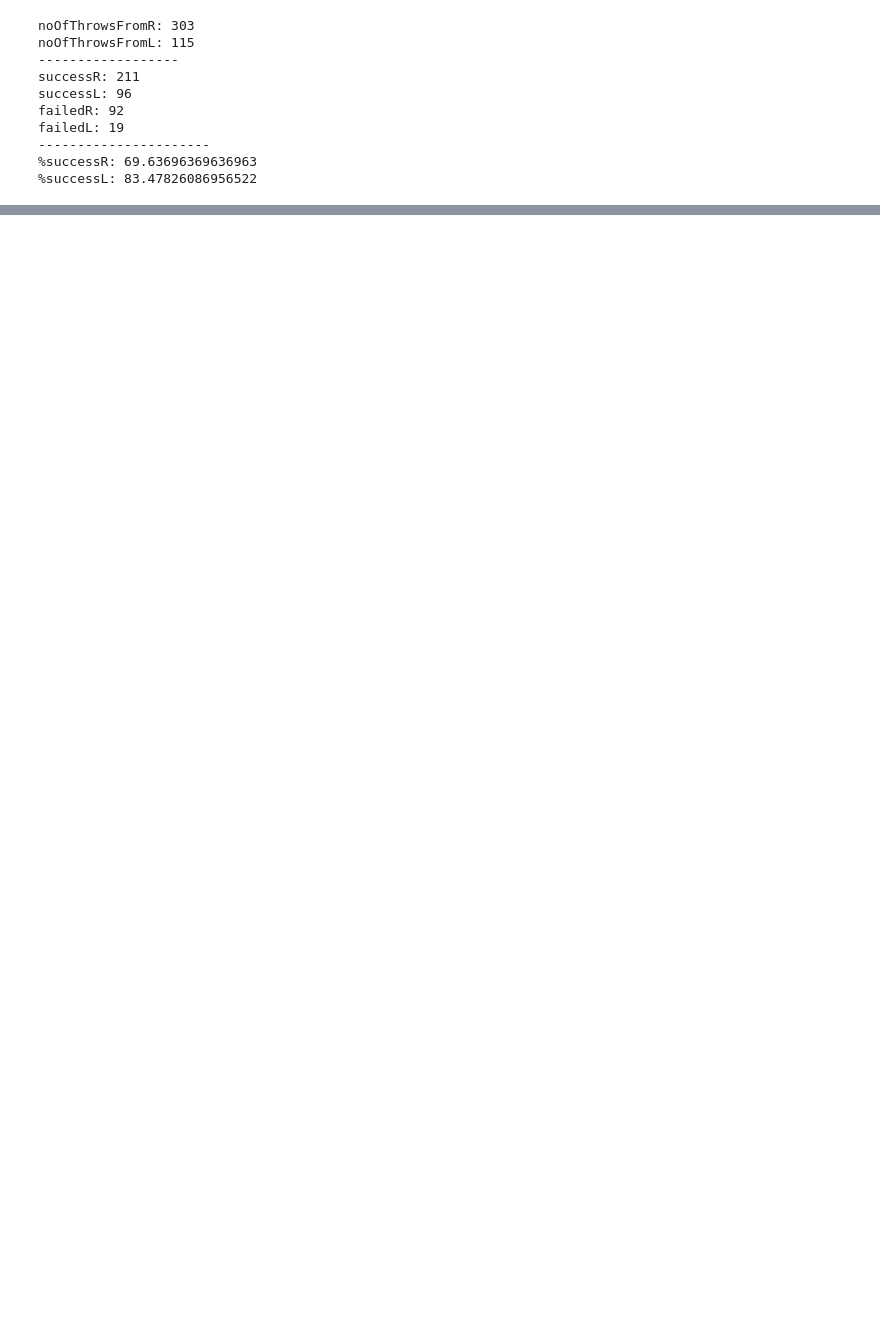
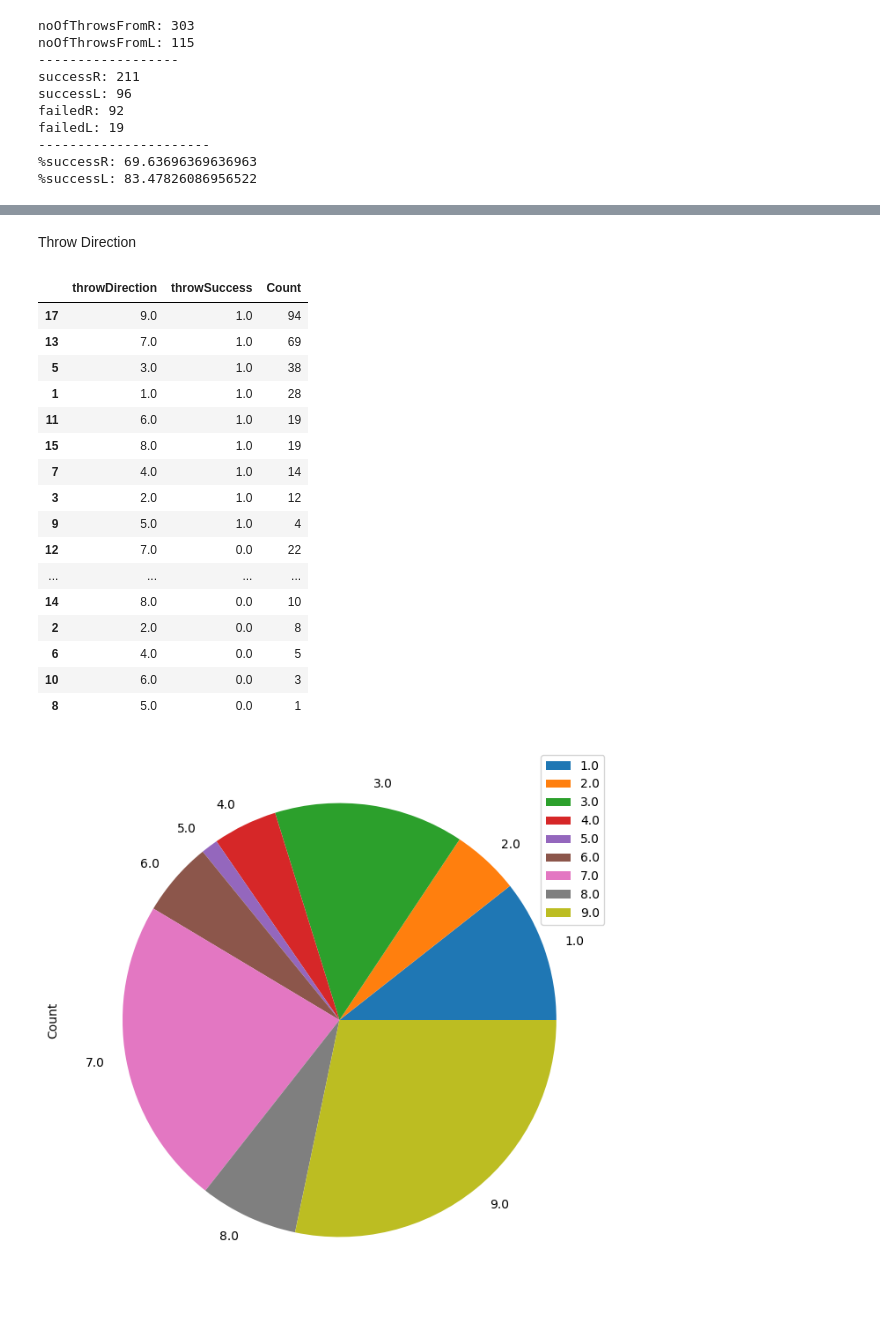
Before and after one commit to nayansavaliya/handball-data-science, a Jupyter notebook: src/league3.ipynb, the cells around one changed output, grey strips where cells are left out. Saved outputs shown, nothing was run; the diff lists cells and outputs as text; code cells hidden in the pictures; blank space fills up the shorter version.

Commit message:
pressureSituationa & throwDirection

```diff
--- a/src/league3.ipynb
+++ b/src/league3.ipynb
@@ -219,0 +262,31 @@ failedL: 19
+# %% [markdown]
+Throw Direction
+# %%
+df17 = df.loc[:,('throwDirection','throwSuccess')]
+df17.dropna(inplace=True)
+df17['throwSuccess'].replace(to_replace=2.0, value=1.0, inplace=True)
+df18 = df17.copy()
+df18 = df18.groupby(['throwDirection'])['throwSuccess'].count().reset_index(name='Count')
+df18.set_index('throwDirection').plot.pie(y='Count', figsize=(8, 8))
+df17 = df17.groupby(['throwDirection','throwSuccess'])['throwSuccess'].count().reset_index(name='Count')
+df17.sort_values(['throwSuccess','Count'],ascending=False,inplace=True)
+df17
+# %% [output]
+|  | throwDirection | throwSuccess | Count |
+| 17 | 9.0 | 1.0 | 94 |
+| 13 | 7.0 | 1.0 | 69 |
+| 5 | 3.0 | 1.0 | 38 |
+| 1 | 1.0 | 1.0 | 28 |
+| 11 | 6.0 | 1.0 | 19 |
+| 15 | 8.0 | 1.0 | 19 |
+| 7 | 4.0 | 1.0 | 14 |
+| 3 | 2.0 | 1.0 | 12 |
+| 9 | 5.0 | 1.0 | 4 |
+| 12 | 7.0 | 0.0 | 22 |
+| ... | ... | ... | ... |
+| 14 | 8.0 | 0.0 | 10 |
+| 2 | 2.0 | 0.0 | 8 |
+| 6 | 4.0 | 0.0 | 5 |
+| 10 | 6.0 | 0.0 | 3 |
+| 8 | 5.0 | 0.0 | 1 |
+[figure, added]
```
Also changed, not shown: parts of 5 cells of this notebook.
